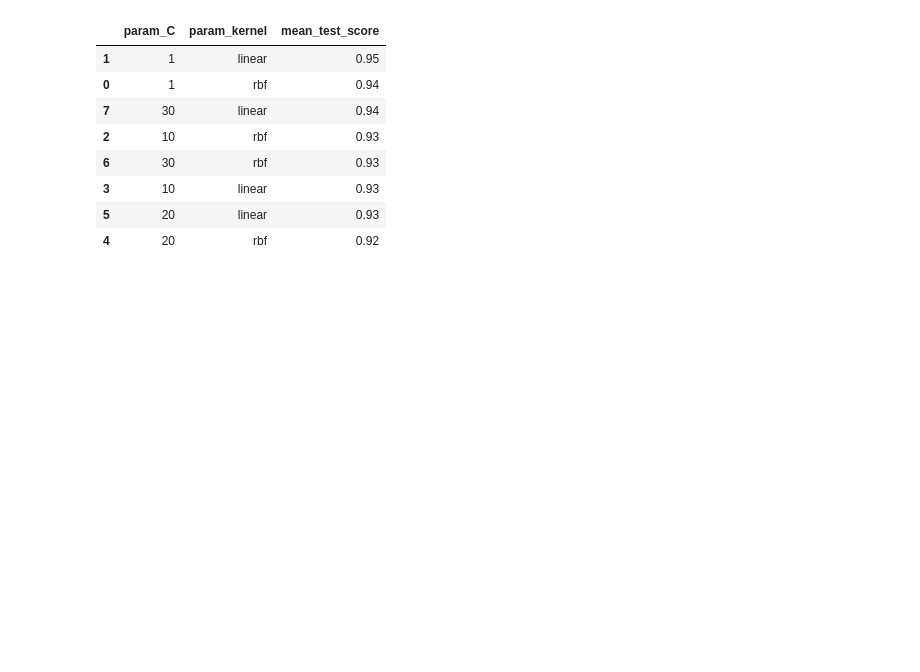
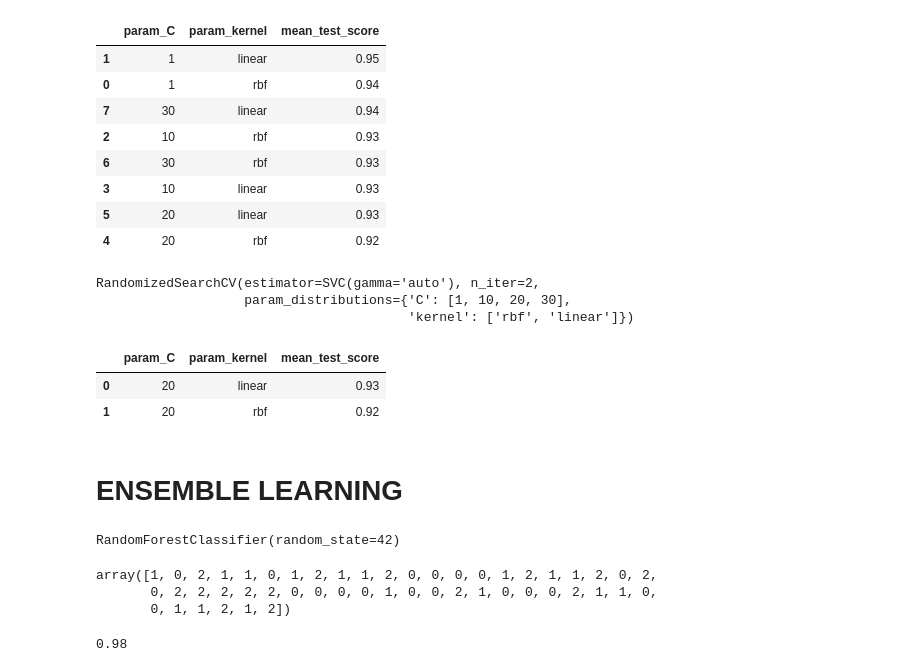
Before and after one commit to ShreyaRai20/Machine-Learning, a Jupyter notebook: iris_project/iris.ipynb, the cells around one changed output. Cells and saved outputs as stored; diff of their text form; code cells hidden in the pictures; blank space fills up the shorter version.

```diff
--- a/iris_project/iris.ipynb
+++ b/iris_project/iris.ipynb
@@ -30,8 +31,11 @@ from sklearn.model_selection import train_test_split
 # %%
 X = df.drop('species', axis=1)
 y = df['species']
+
+le = LabelEncoder()
+y_encoded = le.fit_transform(y)
 # %%
-X_train, X_test, y_train, y_test = train_test_split( X, y, test_size=0.33, random_state=42)
+X_train, X_test, y_train, y_test = train_test_split( X, y_encoded, test_size=0.33, random_state=42)
 # %%
 from sklearn.neighbors import KNeighborsClassifier
 # %%
@@ -115,0 +108,24 @@ result[['param_C','param_kernel','mean_test_score']].sort_values(by='mean_test_s
+# %%
+Classifier_r = RandomizedSearchCV(
+    (svm_model),
+    {
+        'C': [1,10,20,30],
+        'kernel': ['rbf', 'linear'],
+    },
+    n_iter = 2
+)
+# %%
+Classifier_r.fit(X_train,y_train)
+# %% [output]
+RandomizedSearchCV(estimator=SVC(gamma='auto'), n_iter=2,
+                   param_distributions={'C': [1, 10, 20, 30],
+                                        'kernel': ['rbf', 'linear']})
+# %%
+result = pd.DataFrame(Classifier_r.cv_results_)
+result[['param_C','param_kernel','mean_test_score']].sort_values(by='mean_test_score',ascending=False)
+# %% [output]
+|  | param_C | param_kernel | mean_test_score |
+| 0 | 20 | linear | 0.93 |
+| 1 | 20 | rbf | 0.92 |
+# %% [markdown]
+# ENSEMBLE LEARNING
@@ -115,0 +134,21 @@ result[['param_C','param_kernel','mean_test_score']].sort_values(by='mean_test_s
+# %%
+rf_model = RandomForestClassifier(
+    n_estimators = 100,
+    max_depth= None,
+    random_state = 42
+)
+
+rf_model.fit(X_train,y_train)
+# %% [output]
+RandomForestClassifier(random_state=42)
+# %%
+rf_y_pred = rf_model.predict(X_test)
+rf_y_pred
+# %% [output]
+array([1, 0, 2, 1, 1, 0, 1, 2, 1, 1, 2, 0, 0, 0, 0, 1, 2, 1, 1, 2, 0, 2,
+       0, 2, 2, 2, 2, 2, 0, 0, 0, 0, 1, 0, 0, 2, 1, 0, 0, 0, 2, 1, 1, 0,
+       0, 1, 1, 2, 1, 2])
+# %%
+accuracy_score(y_test,rf_y_pred)
+# %% [output]
+0.98
```
Also changed, not shown: parts of 16 cells of this notebook, 2 other files.
